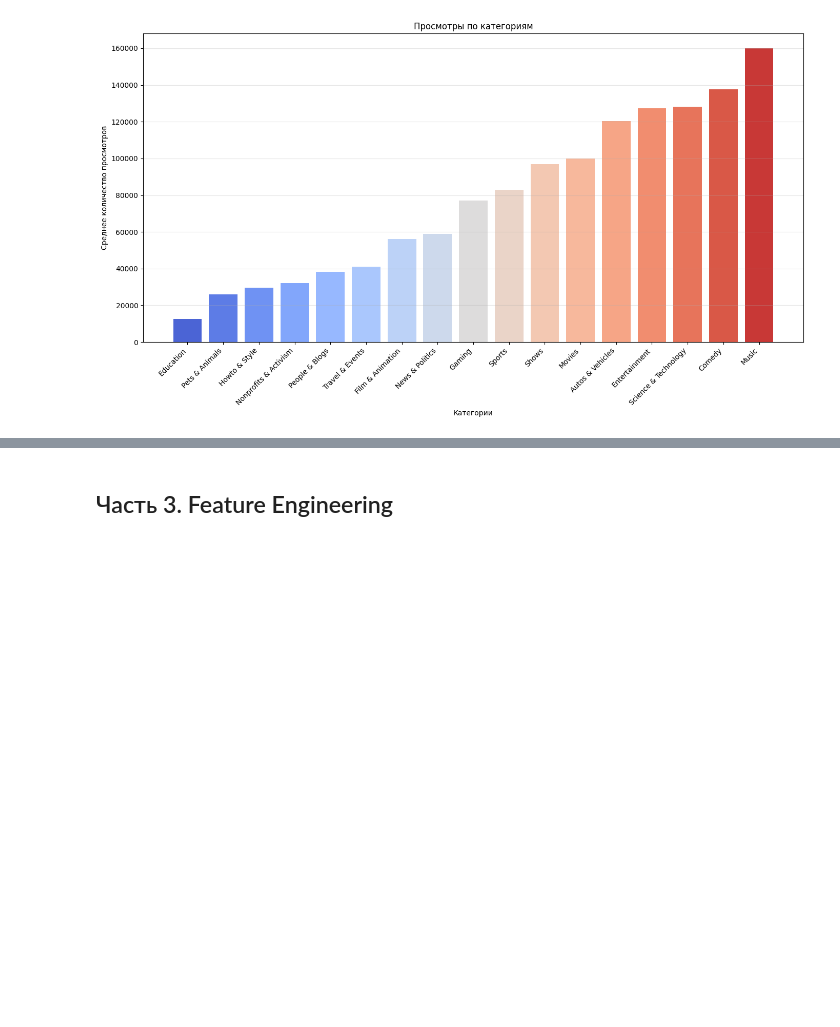
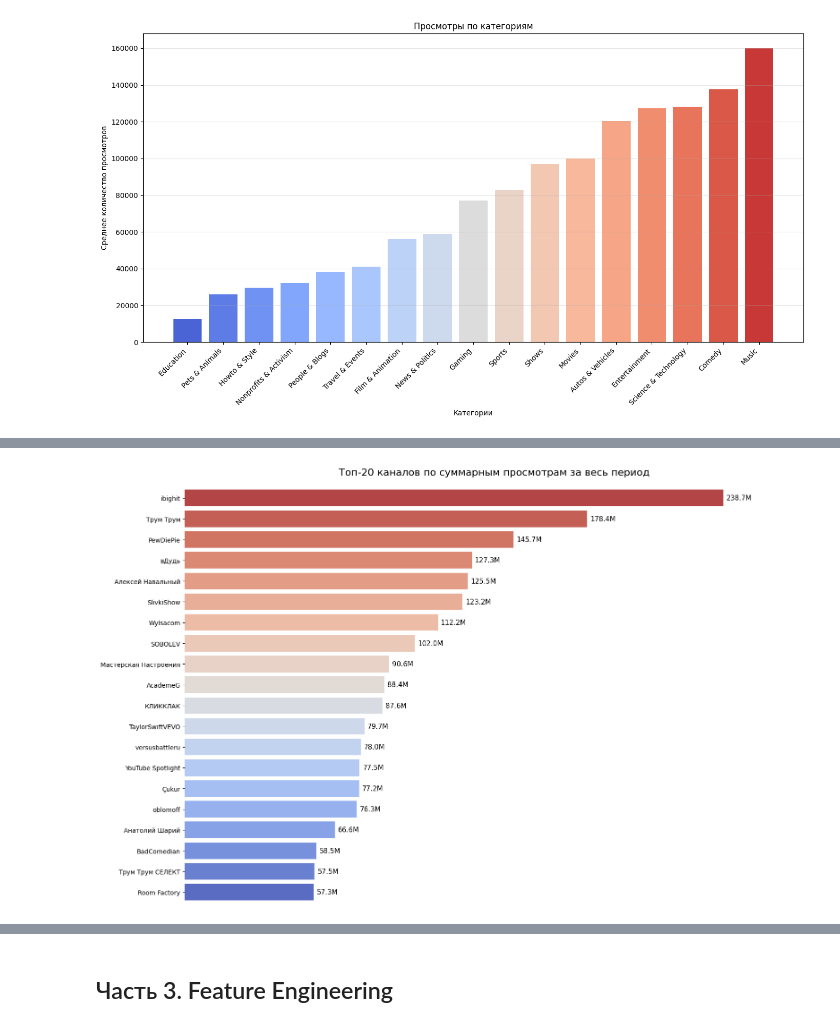
Before and after one commit to ChesanchesPt/Data-Science-proj, a Jupyter notebook: data-science-proj.ipynb, the cells around one changed output, grey strips where cells are left out. Cells and saved outputs as stored; diff of their text form; code cells hidden in the pictures; blank space fills up the shorter version.

```diff
--- a/data-science-proj.ipynb
+++ b/data-science-proj.ipynb
@@ -123,0 +147,30 @@ plt.show()
+# %%
+top_channels = df.groupby('channel_title')['views'].sum().nlargest(20)
+
+plt.figure(figsize=(16, 10))
+
+ax = sns.barplot(
+    x=top_channels.values,
+    y=top_channels.index,
+    palette='coolwarm_r',
+    orient='h'
+)
+
+labels = [f'{val/1e6:.1f}M' for val in top_channels.values]
+ax.bar_label(ax.containers[0], labels=labels, padding=5, fontsize=11, color='black')
+
+sns.despine(left=True, bottom=True)
+
+ax.set_title('Топ-20 каналов по суммарным просмотрам за весь период', fontsize=16, pad=20)
+ax.set_xlabel('Суммарные просмотры', fontsize=12)
+ax.set_ylabel('')
+
+ax.set_xlim(right=top_channels.values.max() * 1.15)
+
+ax.get_xaxis().set_visible(False)
+
+plt.grid(axis='x', linestyle='--', alpha=0.6)
+plt.tight_layout()
+plt.show()
+# %% [output]
+[figure, added]
```
Also changed, not shown: parts of 6 cells of this notebook.
